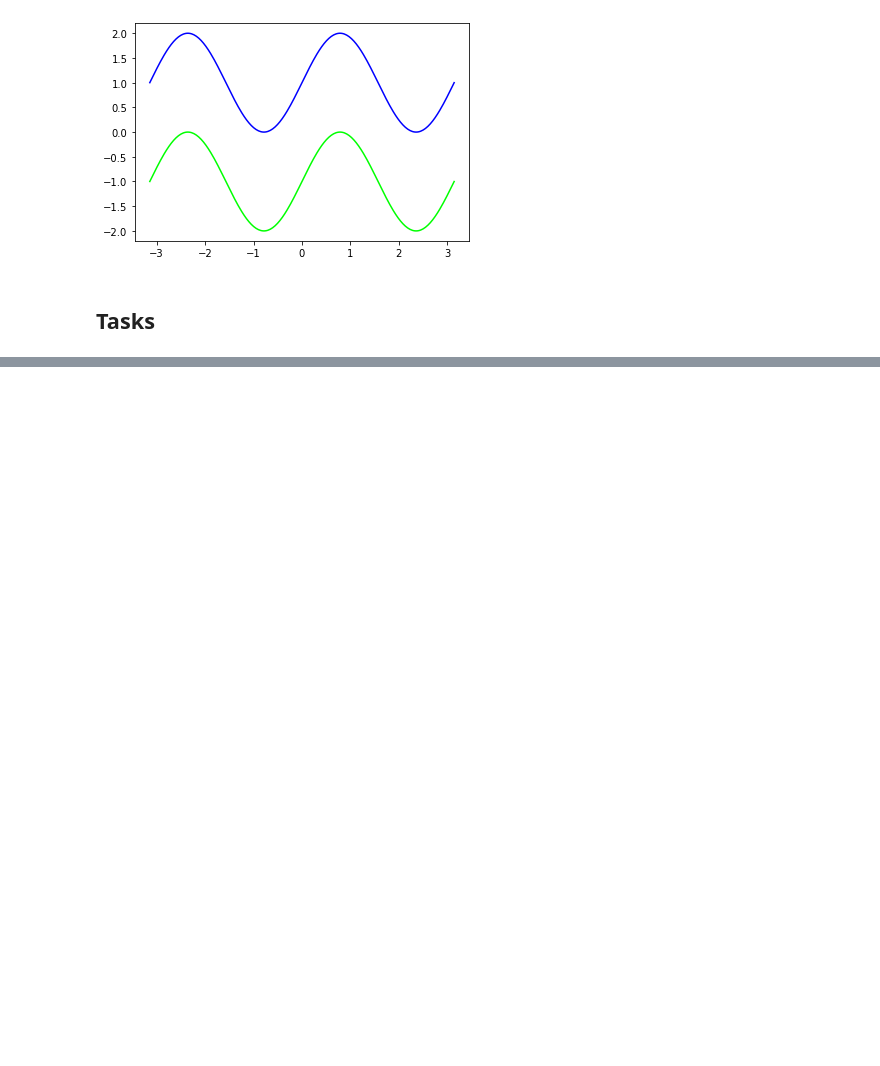
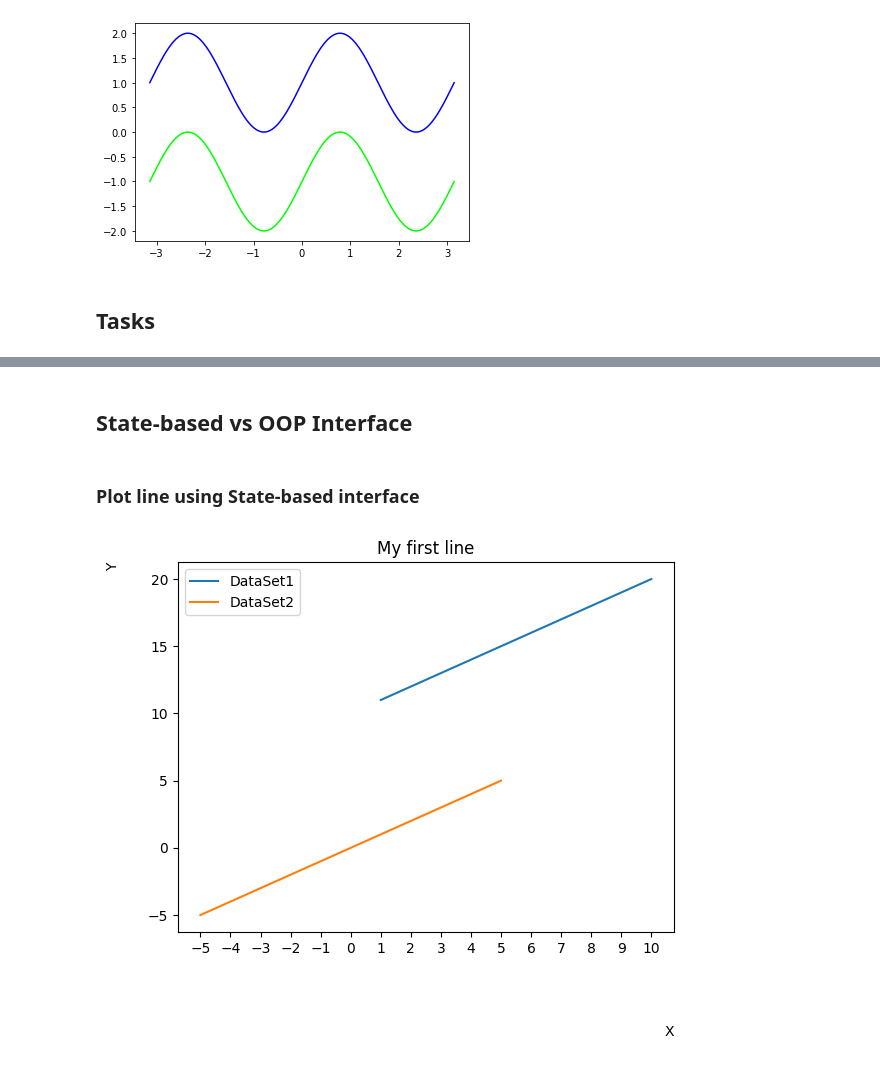
Before and after one commit to ProgressBG-Python-Course/JupyterNotebooksExamples, a Jupyter notebook: Notebooks/matplotlib_pandas_seaborn/matplotlib_intro.ipynb, the cells around one changed output, grey strips where cells are left out. Saved outputs shown, nothing was run; the diff lists cells and outputs as text; code cells hidden in the pictures; blank space fills up the shorter version.

```diff
--- a/Notebooks/matplotlib_pandas_seaborn/matplotlib_intro.ipynb
+++ b/Notebooks/matplotlib_pandas_seaborn/matplotlib_intro.ipynb
@@ -249,3 +250,29 @@ labels_color = "#FF004F"
 fig_facecolor = "#CCCCCC"
 
 ### your code starts here ####
+# %% [markdown]
+## State-based vs OOP Interface
+# %% [markdown]
+### Plot line using State-based interface
+# %%
+# DataSet1:
+# x1 = np.random.randint(1,11, 10)
+# y1 = np.random.randint(20,31, 10)
+x1 = np.arange(1,11)
+y1 = np.arange(11,21)
+
+# DataSet2:
+x2 = np.arange(-5,6)
+y2 = np.arange(-5,6)
+# %%
+plt.plot(x1,y1,label='DataSet1')
+plt.plot(x2,y2,label='DataSet2')
+plt.legend()
+# customize Figure attributes:
+plt.title('My first line')
+plt.xlabel('X',labelpad=50,loc="right")
+plt.ylabel('Y',labelpad=20,loc="top")
+_=plt.xticks(np.array(np.arange(-5,11)))
+# _=plt.xticks(np.array([-5,5,10]),['a','b','c'])
+# %% [output]
+[figure, added]
```
Also changed, not shown: parts of 9 cells of this notebook.
